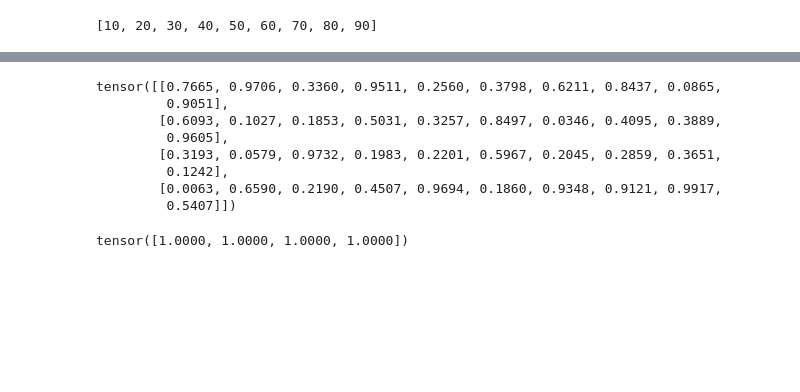
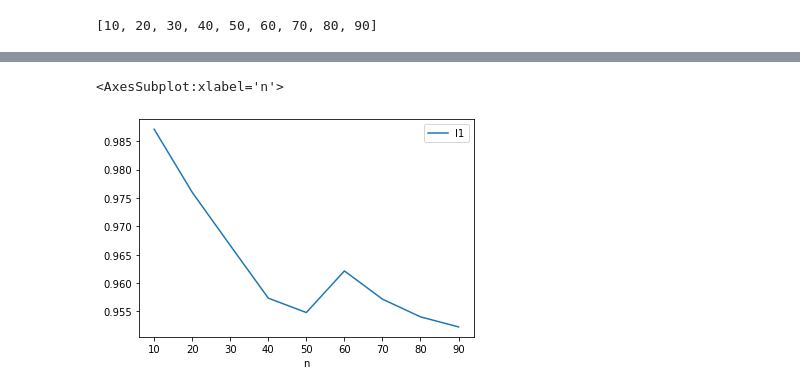
Before and after one commit to broadinstitute/temporal-rna-seq-deconvolution, a Jupyter notebook: deconvolve-simulated-vary_n.ipynb, the cells around one changed output, grey strips where cells are left out. Cells and saved outputs as stored; diff of their text form; code cells hidden in the pictures; blank space fills up the shorter version.

```diff
--- a/deconvolve-simulated-vary_n.ipynb
+++ b/deconvolve-simulated-vary_n.ipynb
@@ -191,18 +188,9 @@ tensor_1_mc= torch.rand([4,10])
-# %%
-tensor_1_mc
-# %% [output]
-tensor([[0.7665, 0.9706, 0.3360, 0.9511, 0.2560, 0.3798, 0.6211, 0.8437, 0.0865,
-         0.9051],
-        [0.6093, 0.1027, 0.1853, 0.5031, 0.3257, 0.8497, 0.0346, 0.4095, 0.3889,
-         0.9605],
-        [0.3193, 0.0579, 0.9732, 0.1983, 0.2201, 0.5967, 0.2045, 0.2859, 0.3651,
-         0.1242],
-        [0.0063, 0.6590, 0.2190, 0.4507, 0.9694, 0.1860, 0.9348, 0.9121, 0.9917,
-         0.5407]])
-# %%
-torch.nn.functional.softmax(tensor_1, dim=1).sum(1)
-# %% [output]
-tensor([1.0000, 1.0000, 1.0000, 1.0000])
+# %%
+error_df = pd.DataFrame({'n':df_n, 'l1': list(x.item() for x in l1_error)})
+error_df.plot(x='n',y='l1')
+# %% [output]
+<AxesSubplot:xlabel='n'>
+[figure, added]
 # %%
 error_df = pd.DataFrame({'n':df_n, 'shape_l1': list(x.item() for x in l1_error)})
 error_df.plot(x='n',y='shape_l1')
```
Also changed, not shown: parts of 8 cells of this notebook, 2 other files.
